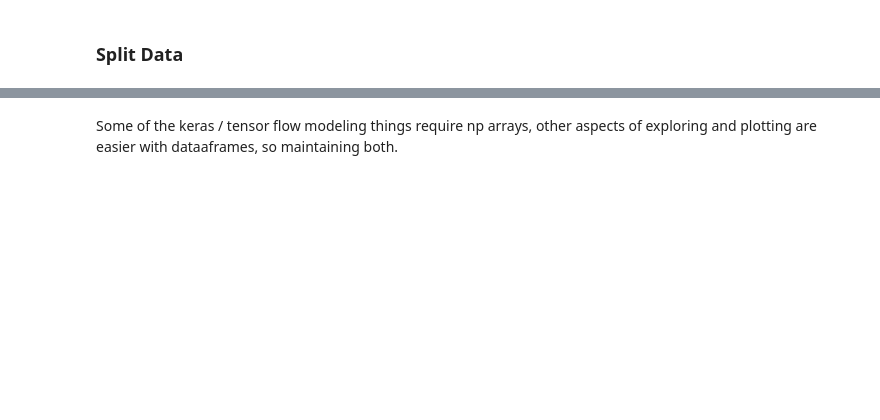
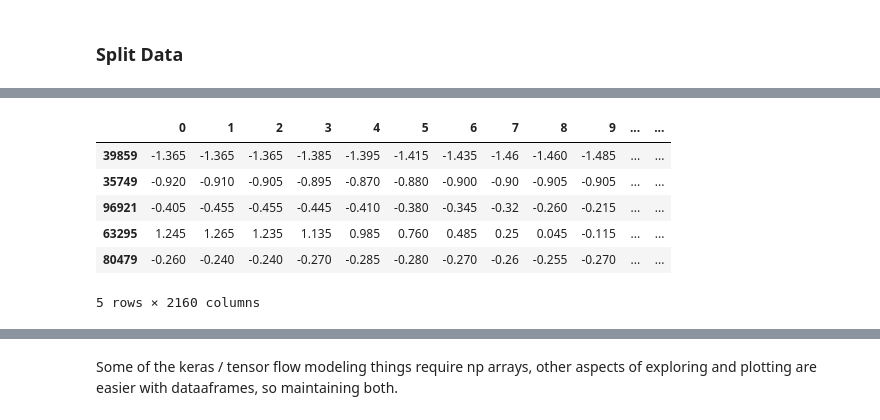
Before and after one commit to Jared-Godar/ecg_anomaly_detection, a Jupyter notebook: explore.ipynb, the cells around one changed output, grey strips where cells are left out. Saved outputs shown, nothing was run; the diff lists cells and outputs as text; code cells hidden in the pictures; blank space fills up the shorter version.

```diff
--- a/explore.ipynb
+++ b/explore.ipynb
@@ -359,2 +386,10 @@ print(X_test.shape)
 # %%
-X_train
+X_train.head()
+# %% [output]
+|  | 0 | 1 | 2 | 3 | 4 | 5 | 6 | 7 | 8 | 9 | ... | ... |
+| 39859 | -1.365 | -1.365 | -1.365 | -1.385 | -1.395 | -1.415 | -1.435 | -1.46 | -1.460 | -1.485 | ... | ... |
+| 35749 | -0.920 | -0.910 | -0.905 | -0.895 | -0.870 | -0.880 | -0.900 | -0.90 | -0.905 | -0.905 | ... | ... |
+| 96921 | -0.405 | -0.455 | -0.455 | -0.445 | -0.410 | -0.380 | -0.345 | -0.32 | -0.260 | -0.215 | ... | ... |
+| 63295 | 1.245 | 1.265 | 1.235 | 1.135 | 0.985 | 0.760 | 0.485 | 0.25 | 0.045 | -0.115 | ... | ... |
+| 80479 | -0.260 | -0.240 | -0.240 | -0.270 | -0.285 | -0.280 | -0.270 | -0.26 | -0.255 | -0.270 | ... | ... |
+5 rows × 2160 columns
```
Also changed, not shown: parts of 33 cells of this notebook, 4 other files.
